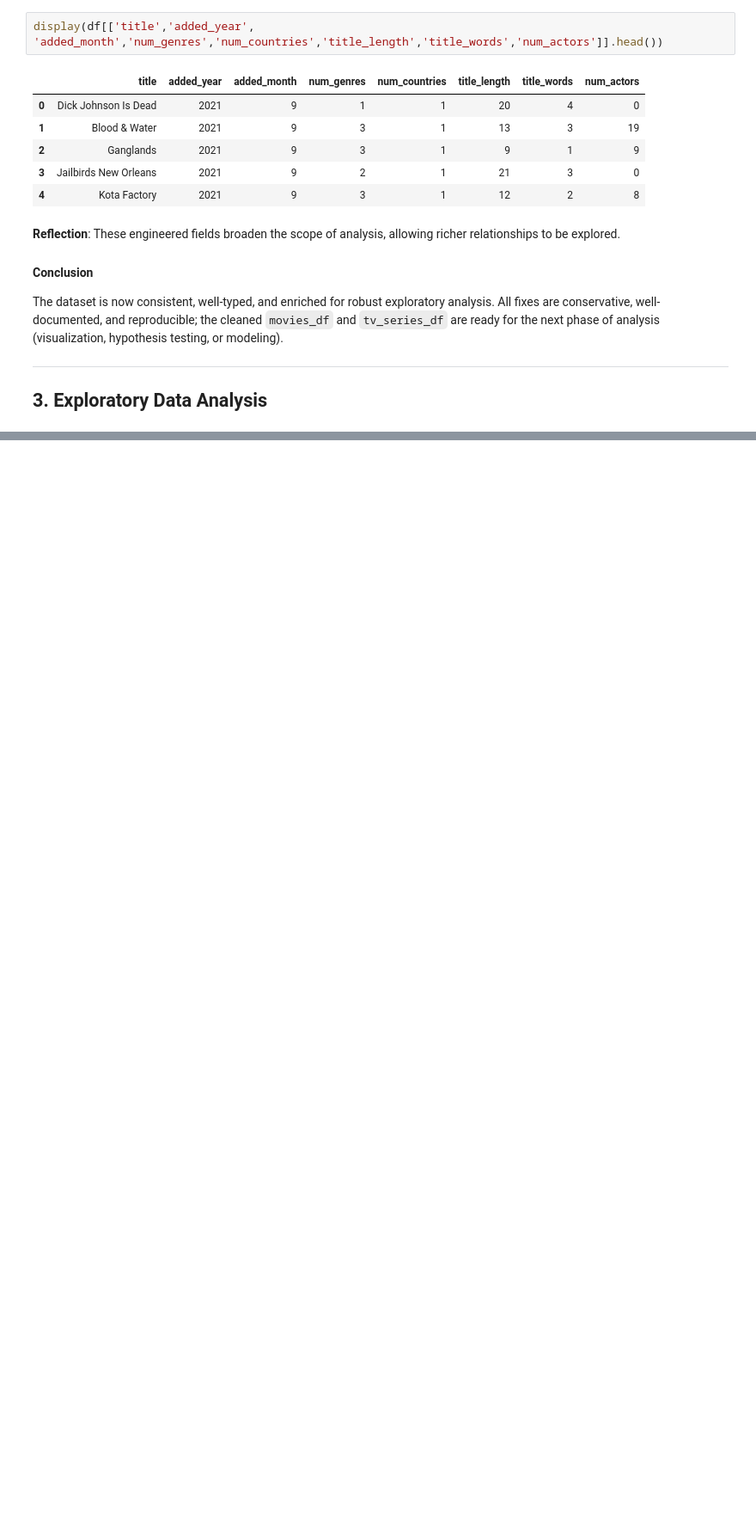
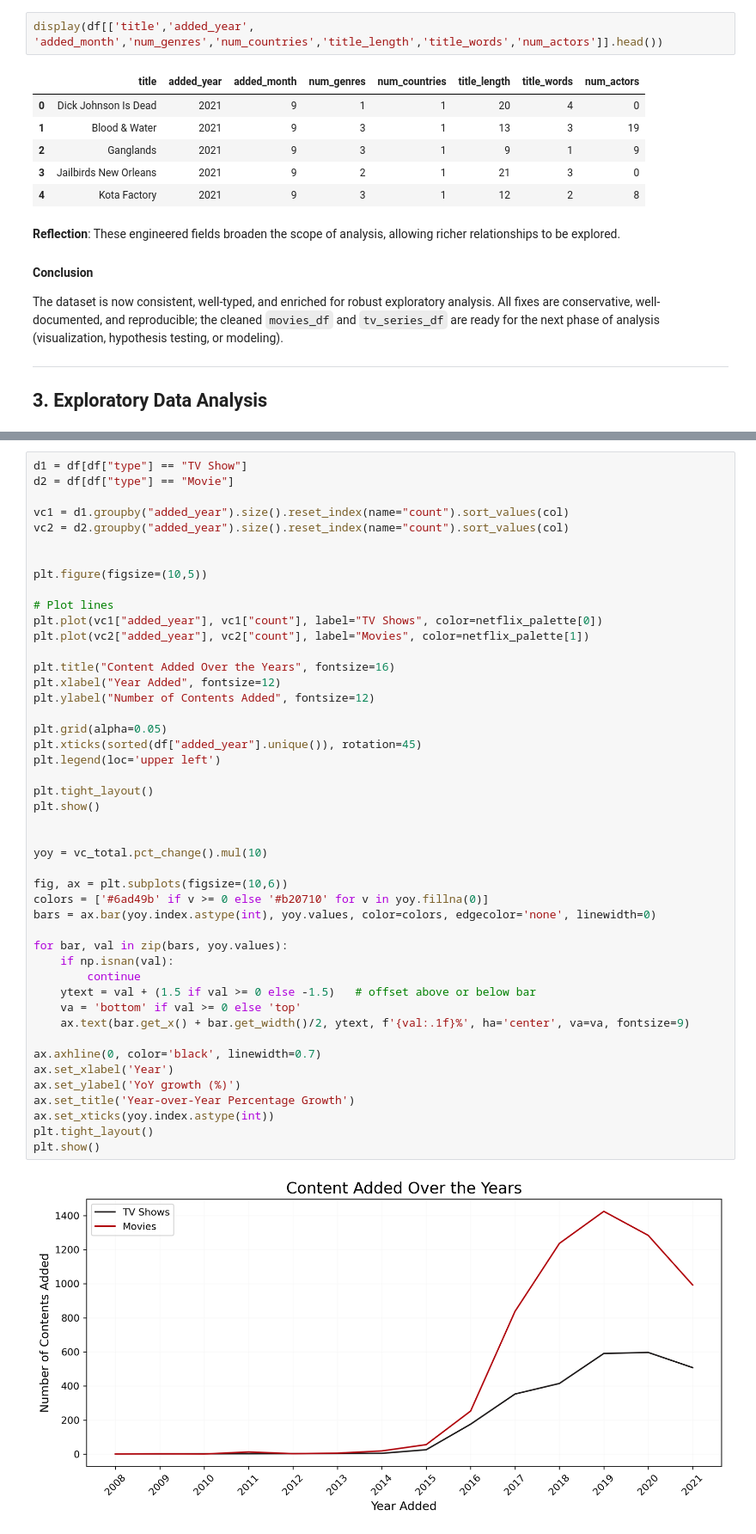
Before and after one commit to TomasrRodrigues/Netflix-Exploratory-Data-Analysis, a Jupyter notebook: NetflixEDA.ipynb, the cells around one changed output, grey strips where cells are left out. Shown at 86% size. Cells and saved outputs as stored; diff of their text form; blank space fills up the shorter version.

```diff
--- a/NetflixEDA.ipynb
+++ b/NetflixEDA.ipynb
@@ -1077,0 +1149,48 @@ The dataset is now consistent, well-typed, and enriched for robust exploratory a
+# %%
+d1 = df[df["type"] == "TV Show"]
+d2 = df[df["type"] == "Movie"]
+
+vc1 = d1.groupby("added_year").size().reset_index(name="count").sort_values(col)
+vc2 = d2.groupby("added_year").size().reset_index(name="count").sort_values(col)
+
+
+plt.figure(figsize=(10,5))
+
+# Plot lines
+plt.plot(vc1["added_year"], vc1["count"], label="TV Shows", color=netflix_palette[0])
+plt.plot(vc2["added_year"], vc2["count"], label="Movies", color=netflix_palette[1])
+
+plt.title("Content Added Over the Years", fontsize=16)
+plt.xlabel("Year Added", fontsize=12)
+plt.ylabel("Number of Contents Added", fontsize=12)
+
+plt.grid(alpha=0.05)
+plt.xticks(sorted(df["added_year"].unique()), rotation=45)
+plt.legend(loc='upper left')
+
+plt.tight_layout()
+plt.show()
+
+
+yoy = vc_total.pct_change().mul(10)
+
+fig, ax = plt.subplots(figsize=(10,6))
+colors = ['#6ad49b' if v >= 0 else '#b20710' for v in yoy.fillna(0)]
+bars = ax.bar(yoy.index.astype(int), yoy.values, color=colors, edgecolor='none', linewidth=0)
+
+for bar, val in zip(bars, yoy.values):
+    if np.isnan(val):
+        continue
+    ytext = val + (1.5 if val >= 0 else -1.5)   # offset above or below bar
+    va = 'bottom' if val >= 0 else 'top'
+    ax.text(bar.get_x() + bar.get_width()/2, ytext, f'{val:.1f}%', ha='center', va=va, fontsize=9)
+
+ax.axhline(0, color='black', linewidth=0.7)
+ax.set_xlabel('Year')
+ax.set_ylabel('YoY growth (%)')
+ax.set_title('Year-over-Year Percentage Growth')
+ax.set_xticks(yoy.index.astype(int))
+plt.tight_layout()
+plt.show()
+# %% [output]
+[figure, added]
```
Also changed, not shown: parts of 14 cells of this notebook.
